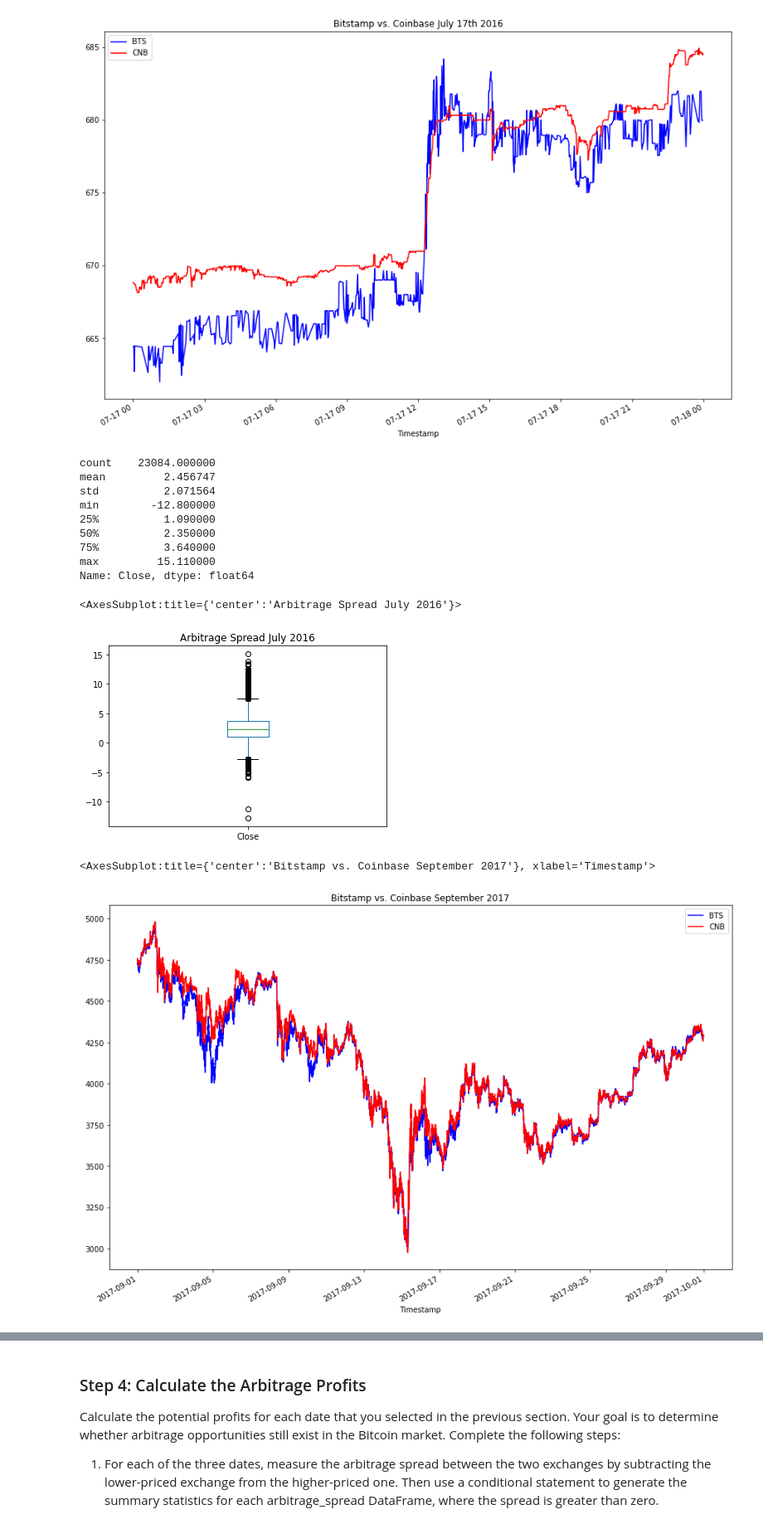
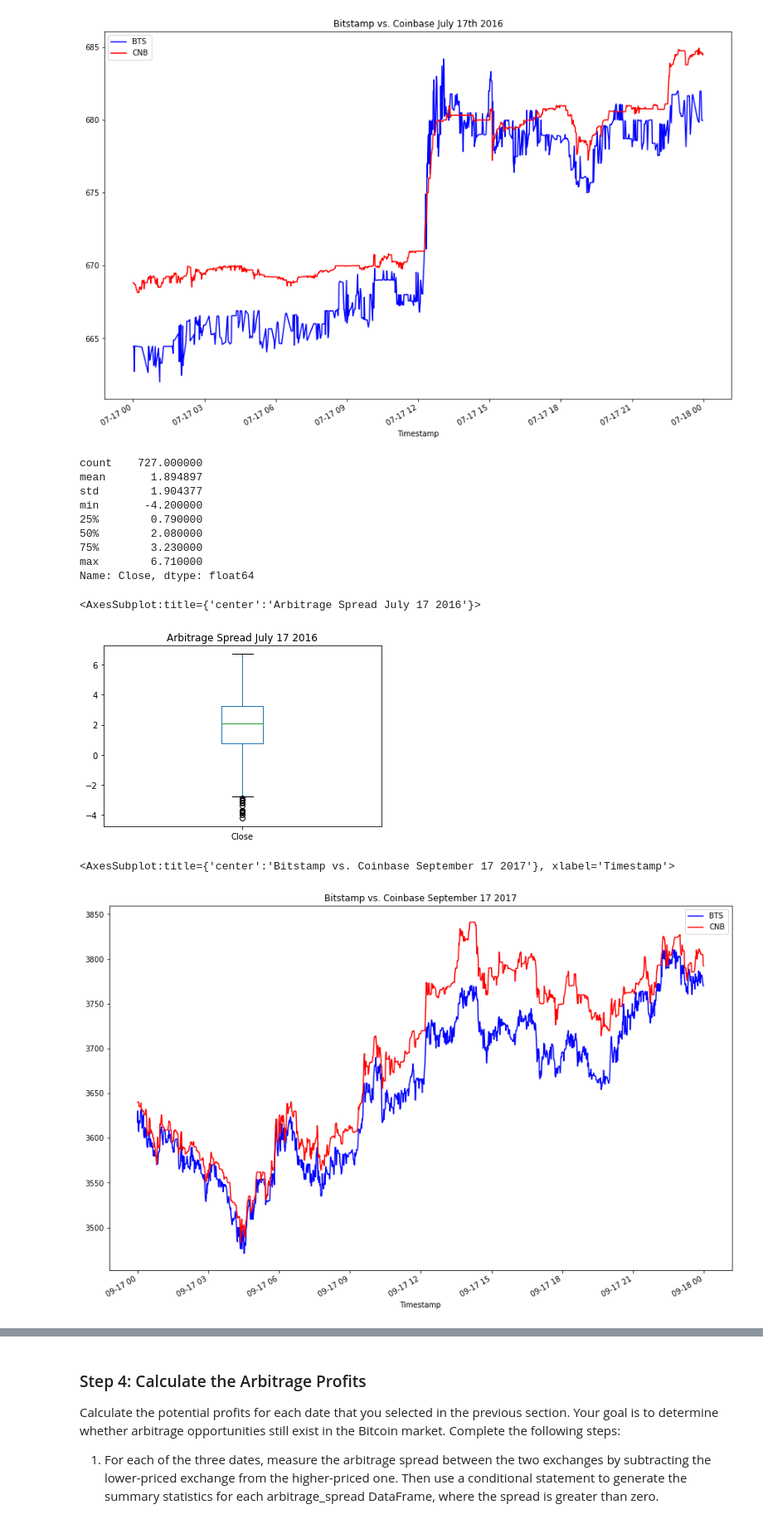
Before and after one commit to JonahLeggett/Bitcoin_Arbitrage_Analysis, a Jupyter notebook: crypto_arbitrage.ipynb, the cells around one changed output, grey strips where cells are left out. Shown: that part at 83% size. Cells and saved outputs as stored; diff of their text form; code cells hidden in the pictures.

```diff
--- a/crypto_arbitrage.ipynb
+++ b/crypto_arbitrage.ipynb
@@ -362,35 +362,35 @@ coinbase['Close'].loc['2016-07-17'].plot(legend=True, figsize=(15, 10), color="r
 # %%
 # Using the early date that you have selected, calculate the arbitrage spread
 # by subtracting the bitstamp lower closing prices from the coinbase higher closing prices
-arbitrage_spread_early = coinbase['Close'].loc['2016-07-01' : '2016-07-31'] - bitstamp['Close'].loc['2016-07-01' : '2016-07-31']
+arbitrage_spread_early = coinbase['Close'].loc['2016-07-17'] - bitstamp['Close'].loc['2016-07-17']
 
 # Generate summary statistics for the early DataFrame
 arbitrage_spread_early.describe()
 # %% [output]
-count    23084.000000
-mean         2.456747
-std          2.071564
-min        -12.800000
-25%          1.090000
-50%          2.350000
-75%          3.640000
-max         15.110000
+count    727.000000
+mean       1.894897
+std        1.904377
+min       -4.200000
+25%        0.790000
+50%        2.080000
+75%        3.230000
+max        6.710000
 Name: Close, dtype: float64
 # %%
 # Visualize the arbitrage spread from early in the dataset in a box plot
 # Be sure to include at least a title with your plot
-arbitrage_spread_early.plot(kind="box", title="Arbitrage Spread July 2016")
+arbitrage_spread_early.plot(kind="box", title="Arbitrage Spread July 17 2016")
 # %% [output]
-<AxesSubplot:title={'center':'Arbitrage Spread July 2016'}>
+<AxesSubplot:title={'center':'Arbitrage Spread July 17 2016'}>
-[figure, old version]
+[figure, new version]
 # %%
 # Create an overlay plot that visualizes the two dataframes over a period of one day from the middle of the dataset.
 # Be sure that the plots include the parameters `legend`, `figsize`, `title`, `color` and `label`
-bitstamp['Close'].loc['2017-09-01' : '2017-09-30'].plot(legend=True, figsize=(15, 10), title="Bitstamp vs. Coinbase September 2017", color="blue", label="BTS")
-coinbase['Close'].loc['2017-09-01' : '2017-09-30'].plot(legend=True, figsize=(15, 10), color="red", label="CNB")
+bitstamp['Close'].loc['2017-09-17'].plot(legend=True, figsize=(15, 10), title="Bitstamp vs. Coinbase September 17 2017", color="blue", label="BTS")
+coinbase['Close'].loc['2017-09-17'].plot(legend=True, figsize=(15, 10), color="red", label="CNB")
 # %% [output]
-<AxesSubplot:title={'center':'Bitstamp vs. Coinbase September 2017'}, xlabel='Timestamp'>
+<AxesSubplot:title={'center':'Bitstamp vs. Coinbase September 17 2017'}, xlabel='Timestamp'>
-[figure, old version]
+[figure, new version]
 # %%
 # Using the date form the middle that you have selected, calculate the arbitrage spread
 # by subtracting the bitstamp lower closing prices from the coinbase higher closing prices
```
Also changed, not shown: parts of 35 cells of this notebook.
